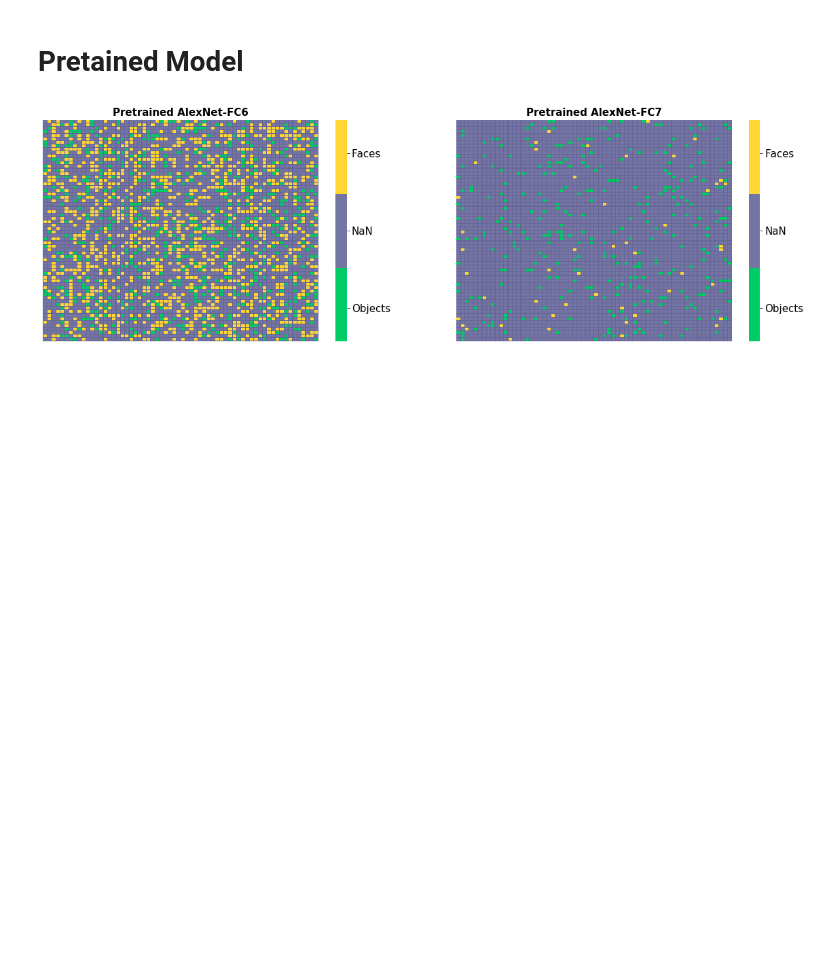
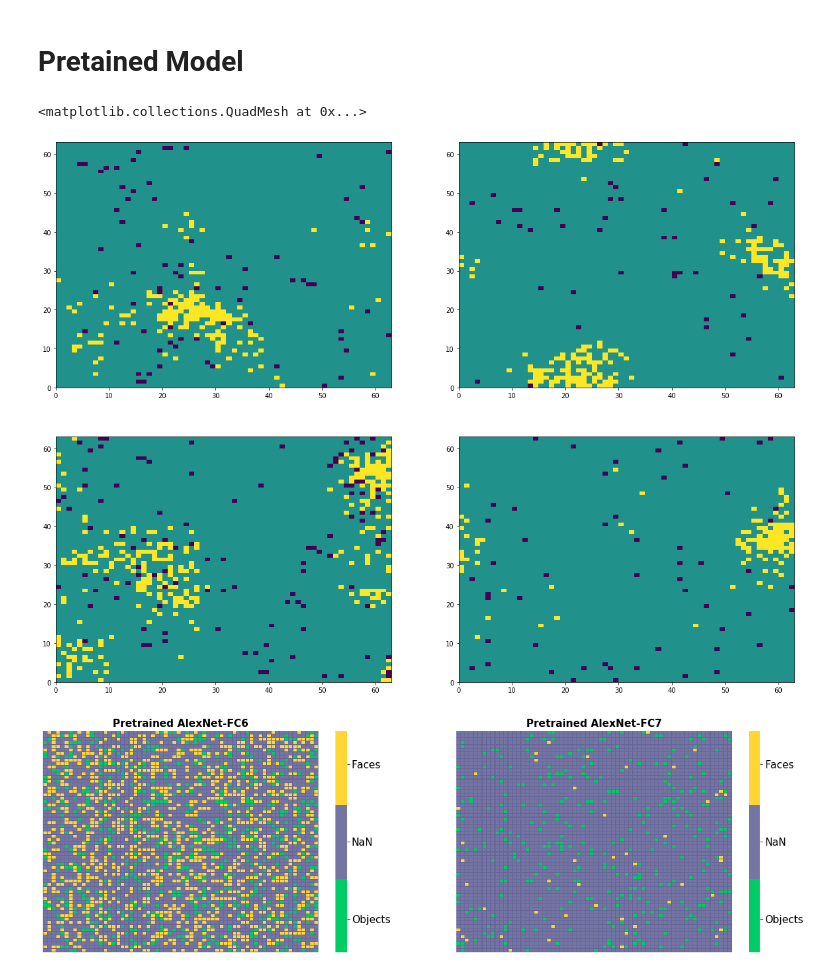
Before and after one commit to QingheGao/Master_Thesis, a Jupyter notebook: Result_vis.ipynb, the cells around one changed output. Saved outputs shown, nothing was run; the diff lists cells and outputs as text; code cells hidden in the pictures; blank space fills up the shorter version.

```diff
--- a/Result_vis.ipynb
+++ b/Result_vis.ipynb
@@ -21,6 +22,23 @@ def calcualte(dirc):
 from pylab import *
 from matplotlib.colors import ListedColormap
 cMap = ListedColormap(['#00cc66','#7575a3','#ffcc00'])
+# %%
+plt.figure(figsize=(20,15))
+plt.subplot(221)
+X, Y, C = calcualte("./newwwwwsub_lr5_10_big_e5_k15.npy")
+plt.pcolormesh(X, Y, C)
+plt.subplot(222)
+X, Y, C = calcualte("./newwwwwsub_lr5_10_big_e5_k15_exp2.npy")
+plt.pcolormesh(X, Y, C)
+plt.subplot(223)
+X, Y, C = calcualte("./newwwwwsub_lr5_10_big_e5_k15_exp3.npy")
+plt.pcolormesh(X, Y, C)
+plt.subplot(224)
+X, Y, C = calcualte("./newwwwwsub_lr5_10_big_e5_k15_exp4.npy")
+plt.pcolormesh(X, Y, C)
+# %% [output]
+<matplotlib.collections.QuadMesh at 0x...>
+[figure, added]
 # %%
 
 plt.figure(figsize=(20,6))
```
Also changed, not shown: parts of 1 cell of this notebook, 4 other files.
